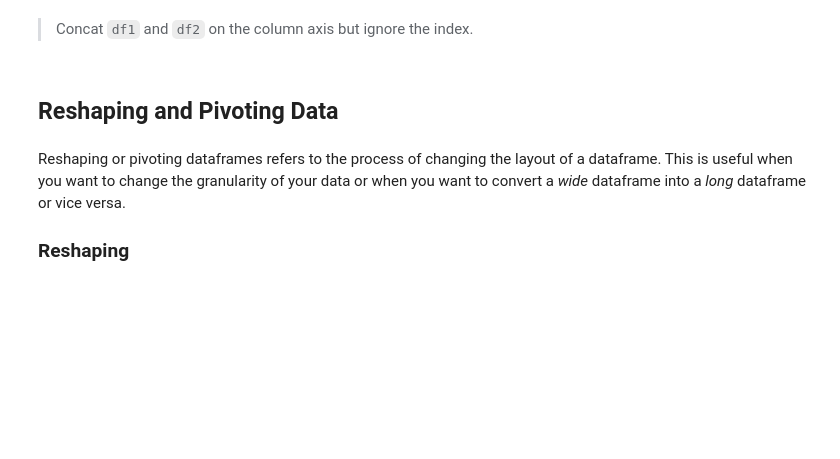
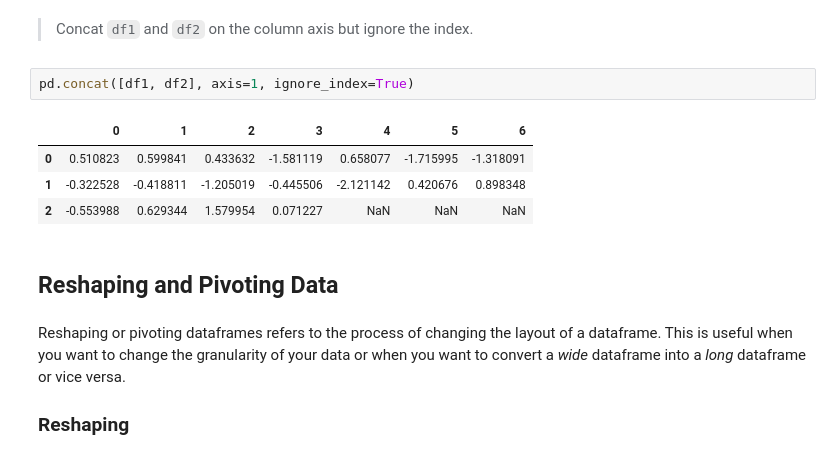
Before and after one commit to hydrocort/5m-data-1.9-eda-advanced, a Jupyter notebook: notebooks/eda_advanced_lesson.ipynb, the cells around one changed output. Drawn from its saved outputs; the diff is of its cells as text; blank space fills up the shorter version.

```diff
--- a/notebooks/eda_advanced_lesson.ipynb
+++ b/notebooks/eda_advanced_lesson.ipynb
@@ -1275,5 +1275,12 @@ pd.concat([df1, df2], ignore_index=True)
 # %% [markdown]
 > Concat `df1` and `df2` on the column axis but ignore the index.
+# %%
+pd.concat([df1, df2], axis=1, ignore_index=True)
+# %% [output]
+|  | 0 | 1 | 2 | 3 | 4 | 5 | 6 |
+| 0 | 0.510823 | 0.599841 | 0.433632 | -1.581119 | 0.658077 | -1.715995 | -1.318091 |
+| 1 | -0.322528 | -0.418811 | -1.205019 | -0.445506 | -2.121142 | 0.420676 | 0.898348 |
+| 2 | -0.553988 | 0.629344 | 1.579954 | 0.071227 | NaN | NaN | NaN |
 # %% [markdown]
 ## Reshaping and Pivoting Data
 # %% [markdown]
```
Also changed, not shown: parts of 24 cells of this notebook.
